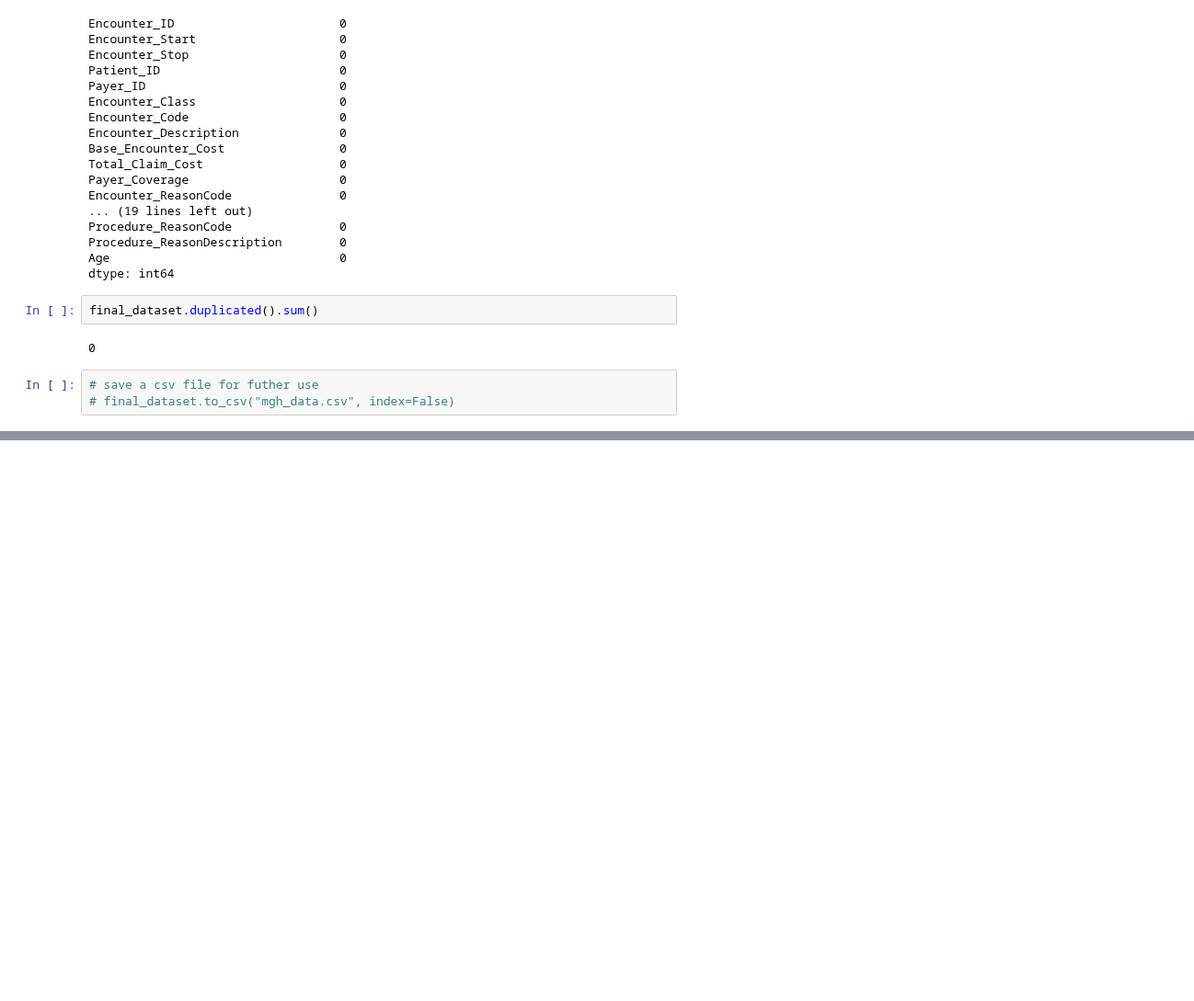
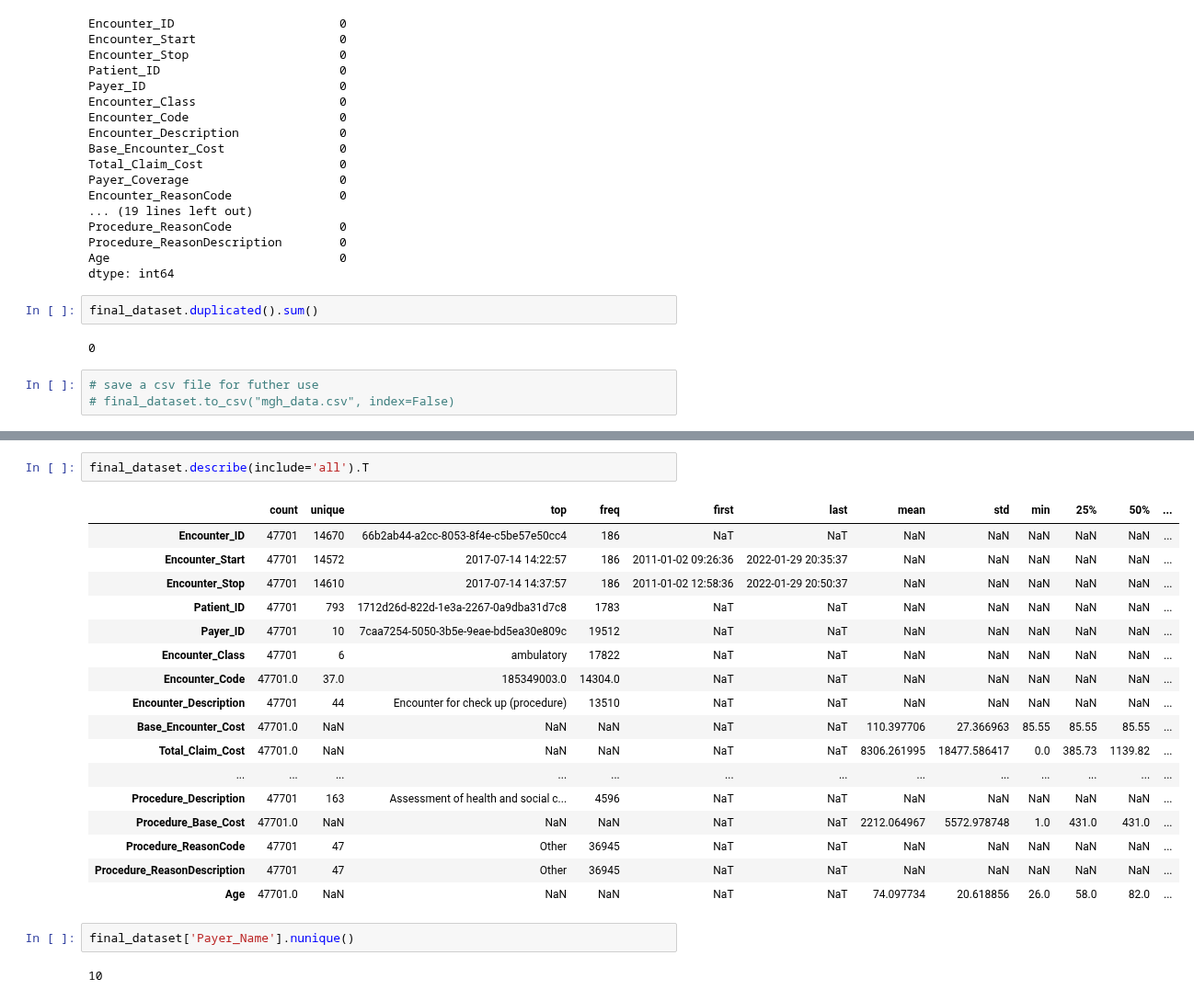
Before and after one commit to Akshay-Paunikar/Maven_Analytics_Challenges, a Jupyter notebook: Hospital_Patient_Records_Challenge/Maven_Hospital_Challenge.ipynb, the cells around one changed output, grey strips where cells are left out. Shown at 92% size. Cells and saved outputs as stored; diff of their text form; blank space fills up the shorter version.

```diff
--- a/Hospital_Patient_Records_Challenge/Maven_Hospital_Challenge.ipynb
+++ b/Hospital_Patient_Records_Challenge/Maven_Hospital_Challenge.ipynb
@@ -482,0 +503,24 @@ final_dataset.duplicated().sum()
+# %%
+final_dataset.describe(include='all').T
+# %% [output]
+|  | count | unique | top | freq | first | last | mean | std | min | 25% | 50% | ... |
+| Encounter_ID | 47701 | 14670 | 66b2ab44-a2cc-8053-8f4e-c5be57e50cc4 | 186 | NaT | NaT | NaN | NaN | NaN | NaN | NaN | ... |
+| Encounter_Start | 47701 | 14572 | 2017-07-14 14:22:57 | 186 | 2011-01-02 09:26:36 | 2022-01-29 20:35:37 | NaN | NaN | NaN | NaN | NaN | ... |
+| Encounter_Stop | 47701 | 14610 | 2017-07-14 14:37:57 | 186 | 2011-01-02 12:58:36 | 2022-01-29 20:50:37 | NaN | NaN | NaN | NaN | NaN | ... |
+| Patient_ID | 47701 | 793 | 1712d26d-822d-1e3a-2267-0a9dba31d7c8 | 1783 | NaT | NaT | NaN | NaN | NaN | NaN | NaN | ... |
+| Payer_ID | 47701 | 10 | 7caa7254-5050-3b5e-9eae-bd5ea30e809c | 19512 | NaT | NaT | NaN | NaN | NaN | NaN | NaN | ... |
+| Encounter_Class | 47701 | 6 | ambulatory | 17822 | NaT | NaT | NaN | NaN | NaN | NaN | NaN | ... |
+| Encounter_Code | 47701.0 | 37.0 | 185349003.0 | 14304.0 | NaT | NaT | NaN | NaN | NaN | NaN | NaN | ... |
+| Encounter_Description | 47701 | 44 | Encounter for check up (procedure) | 13510 | NaT | NaT | NaN | NaN | NaN | NaN | NaN | ... |
+| Base_Encounter_Cost | 47701.0 | NaN | NaN | NaN | NaT | NaT | 110.397706 | 27.366963 | 85.55 | 85.55 | 85.55 | ... |
+| Total_Claim_Cost | 47701.0 | NaN | NaN | NaN | NaT | NaT | 8306.261995 | 18477.586417 | 0.0 | 385.73 | 1139.82 | ... |
+| ... | ... | ... | ... | ... | ... | ... | ... | ... | ... | ... | ... | ... |
+| Procedure_Description | 47701 | 163 | Assessment of health and social c... | 4596 | NaT | NaT | NaN | NaN | NaN | NaN | NaN | ... |
+| Procedure_Base_Cost | 47701.0 | NaN | NaN | NaN | NaT | NaT | 2212.064967 | 5572.978748 | 1.0 | 431.0 | 431.0 | ... |
+| Procedure_ReasonCode | 47701 | 47 | Other | 36945 | NaT | NaT | NaN | NaN | NaN | NaN | NaN | ... |
+| Procedure_ReasonDescription | 47701 | 47 | Other | 36945 | NaT | NaT | NaN | NaN | NaN | NaN | NaN | ... |
+| Age | 47701.0 | NaN | NaN | NaN | NaT | NaT | 74.097734 | 20.618856 | 26.0 | 58.0 | 82.0 | ... |
+# %%
+final_dataset['Payer_Name'].nunique()
+# %% [output]
+10
```
Also changed, not shown: parts of 3 cells of this notebook, 1 other file.
